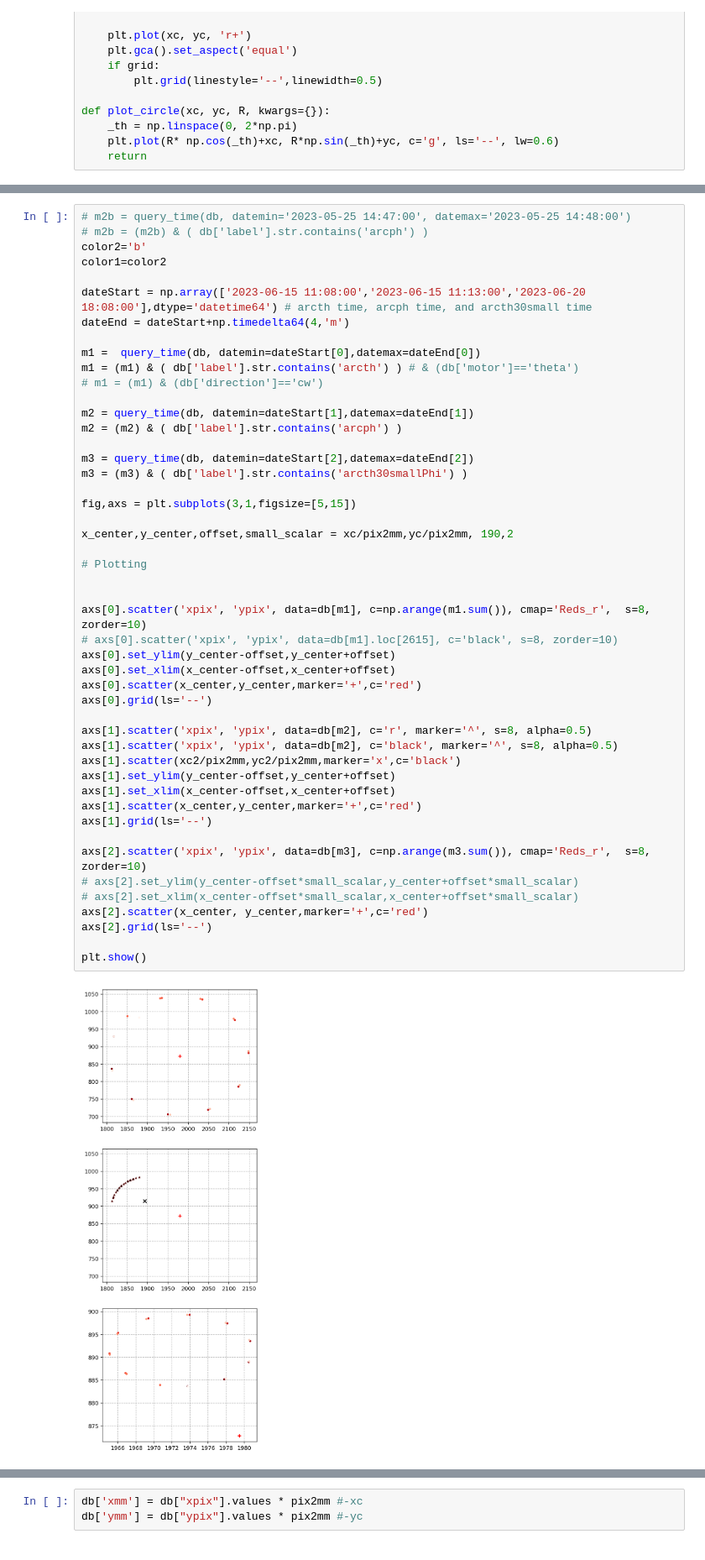
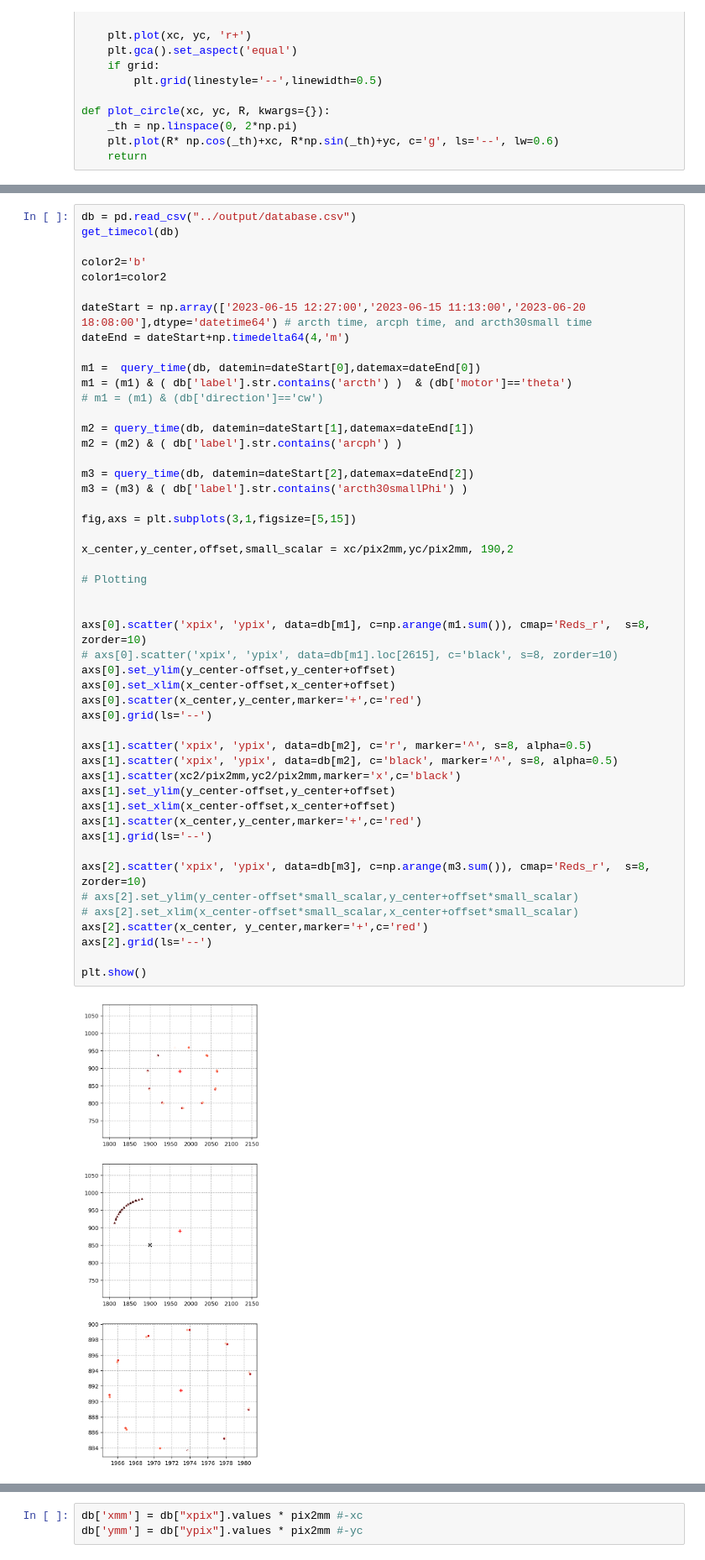
Before and after one commit to SSantosLab/DESI-QA, a Jupyter notebook: calib/Report-sean.ipynb, the cells around one changed output, grey strips where cells are left out. Shown at 84% size. Saved outputs shown, nothing was run; the diff lists cells and outputs as text.

```diff
--- a/calib/Report-sean.ipynb
+++ b/calib/Report-sean.ipynb
@@ -253,16 +249,17 @@ db.tail(50)
 | 2847 | arcph15 | 2023-06-20 18:15:01 | 0.0 | 0.0 | 20230620-181753 | 4852 | ccw | cruise | phi | 15.0 | 1979.831040 | ... |
 | 2848 | arcph15 | 2023-06-20 18:15:01 | 0.0 | 0.0 | 20230620-181802 | 4852 | ccw | cruise | phi | 15.0 | 1973.865811 | ... |
 # %%
-# m2b = query_time(db, datemin='2023-05-25 14:47:00', datemax='2023-05-25 14:48:00')
-# m2b = (m2b) & ( db['label'].str.contains('arcph') )
+db = pd.read_csv("../output/database.csv")
+get_timecol(db)
+
 color2='b'
 color1=color2
 
-dateStart = np.array(['2023-06-15 11:08:00','2023-06-15 11:13:00','2023-06-20 18:08:00'],dtype='datetime64') # arcth time, arcph time, and arcth30small time
+dateStart = np.array(['2023-06-15 12:27:00','2023-06-15 11:13:00','2023-06-20 18:08:00'],dtype='datetime64') # arcth time, arcph time, and arcth30small time
 dateEnd = dateStart+np.timedelta64(4,'m')
 
 m1 =  query_time(db, datemin=dateStart[0],datemax=dateEnd[0])
-m1 = (m1) & ( db['label'].str.contains('arcth') ) # & (db['motor']=='theta')
+m1 = (m1) & ( db['label'].str.contains('arcth') )  & (db['motor']=='theta')
 # m1 = (m1) & (db['direction']=='cw')
 
 m2 = query_time(db, datemin=dateStart[1],datemax=dateEnd[1])
@@ -274,31 +271,31 @@ m3 = (m3) & ( db['label'].str.contains('arcth30smallPhi') )
 fig,axs = plt.subplots(3,1,figsize=[5,15])
 
 x_center,y_center,offset,small_scalar = xc/pix2mm,yc/pix2mm, 190,2
 
 # Plotting
 
 
 axs[0].scatter('xpix', 'ypix', data=db[m1], c=np.arange(m1.sum()), cmap='Reds_r',  s=8, zorder=10)
 # axs[0].scatter('xpix', 'ypix', data=db[m1].loc[2615], c='black', s=8, zorder=10)
 axs[0].set_ylim(y_center-offset,y_center+offset)
 axs[0].set_xlim(x_center-offset,x_center+offset)
 axs[0].scatter(x_center,y_center,marker='+',c='red')
 axs[0].grid(ls='--')
 
 axs[1].scatter('xpix', 'ypix', data=db[m2], c='r', marker='^', s=8, alpha=0.5)
 axs[1].scatter('xpix', 'ypix', data=db[m2], c='black', marker='^', s=8, alpha=0.5)
 axs[1].scatter(xc2/pix2mm,yc2/pix2mm,marker='x',c='black')
 axs[1].set_ylim(y_center-offset,y_center+offset)
 axs[1].set_xlim(x_center-offset,x_center+offset)
 axs[1].scatter(x_center,y_center,marker='+',c='red')
 axs[1].grid(ls='--')
 
 axs[2].scatter('xpix', 'ypix', data=db[m3], c=np.arange(m3.sum()), cmap='Reds_r',  s=8, zorder=10)
 # axs[2].set_ylim(y_center-offset*small_scalar,y_center+offset*small_scalar)
 # axs[2].set_xlim(x_center-offset*small_scalar,x_center+offset*small_scalar)
 axs[2].scatter(x_center, y_center,marker='+',c='red')
 axs[2].grid(ls='--')
 
 plt.show()
 # %% [output]
-[figure, old version]
+[figure, new version]
```
Also changed, not shown: parts of 35 cells of this notebook, 11 other files.
